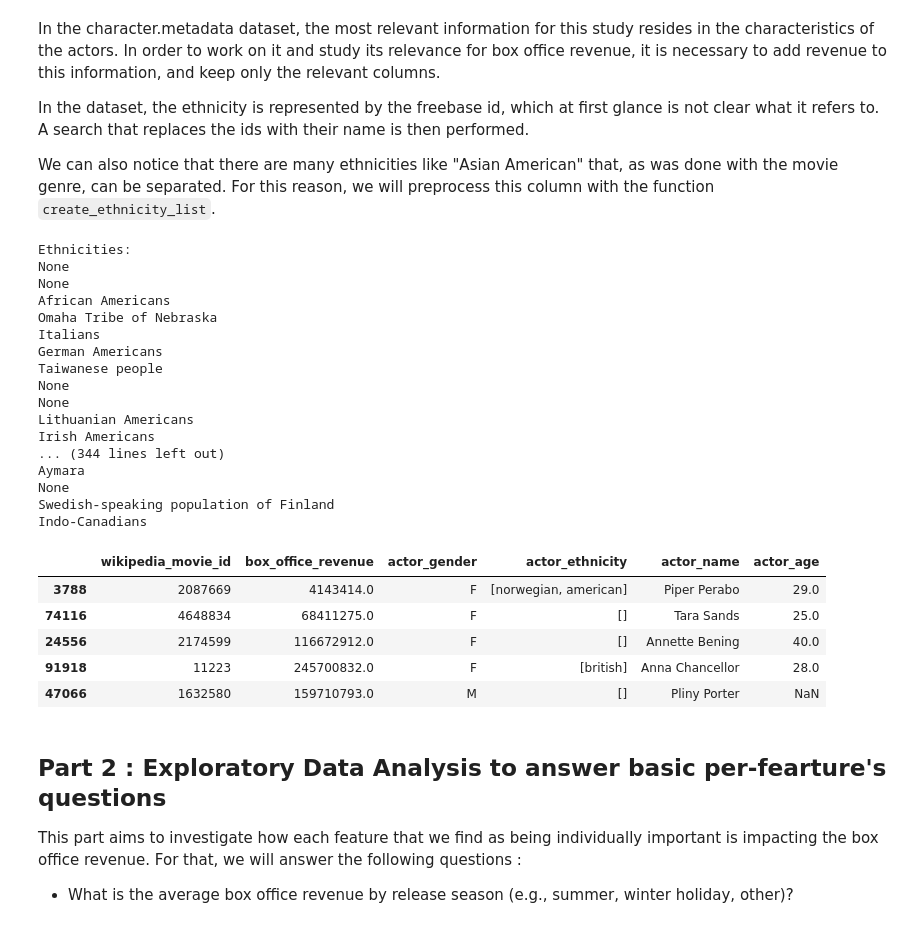
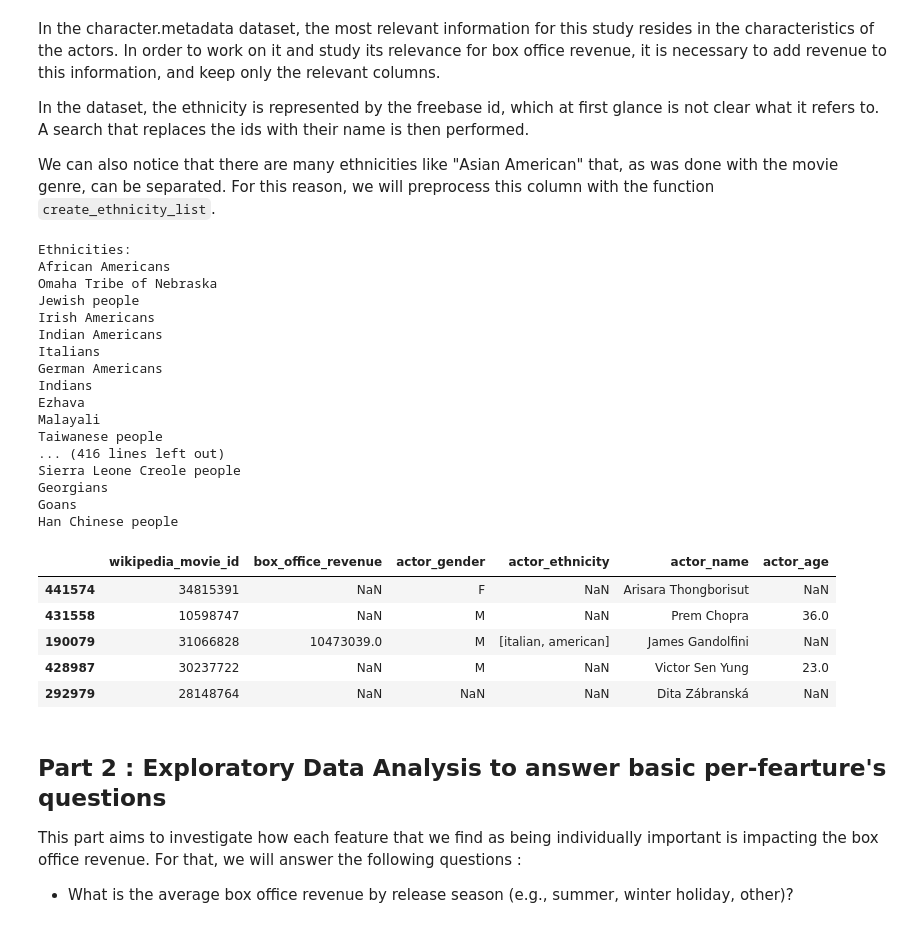
Before and after one commit to epfl-ada/ada-2024-project-awesometeam2024, a Jupyter notebook: results.ipynb, the cells around one changed output. Cells and saved outputs as stored; diff of their text form; code cells hidden in the pictures.

```diff
--- a/results.ipynb
+++ b/results.ipynb
@@ -239,52 +347,54 @@ We can also notice that there are many ethnicities like "Asian American" that, a
 # %%
 # Merge the character dataframe with the movie dataframe
 df_actors_revenues = df_characters.merge(df_movies[['wikipedia_movie_id', 'box_office_revenue']], how='inner')
 
 # Keep only the relevant columns
 df_actors_revenues = df_actors_revenues[['wikipedia_movie_id', 'box_office_revenue', 'actor_gender', 'actor_ethnicity', 'actor_name', 'actor_age']]
 
 # Replace the freebase ethnicity ids with the actual names
 # May take a while to run
 ethnicities = {}
 
 print("Ethnicities:")
 for ethnicity in df_actors_revenues['actor_ethnicity'].unique():
     # get_name_from_freebase_id will return the name of the ethnicity
     freebase_name = data_utils.get_name_from_freebase_id(ethnicity)
-    print(freebase_name)
-    # create_ethnicity_list will split if multiple (i.e 'Asian American' -> ['Asian', 'American'])
-    ethnicities[ethnicity] = data_utils.create_ethnicity_list(freebase_name)
+
+    if freebase_name:
+        print(freebase_name)
+        # create_ethnicity_list will split if multiple (i.e 'Asian American' -> ['Asian', 'American'])
+        ethnicities[ethnicity] = data_utils.create_ethnicity_list(freebase_name)
 
 # Map the freebase ids to the actual names
 df_actors_revenues['actor_ethnicity'] = df_actors_revenues['actor_ethnicity'].map(ethnicities)
 
 df_actors_revenues.to_csv(CMU_DATA_PREPROCESSED_PATH + 'character.metadata.csv', index=False)
 
 df_actors_revenues.sample(5)
 # %% [output]
 Ethnicities:
-None
-None
 African Americans
 Omaha Tribe of Nebraska
+Jewish people
+Irish Americans
+Indian Americans
 Italians
 German Americans
+Indians
+Ezhava
+Malayali
 Taiwanese people
-None
-None
-Lithuanian Americans
-Irish Americans
-... (344 lines left out)
-Aymara
-None
-Swedish-speaking population of Finland
-Indo-Canadians
+... (416 lines left out)
+Sierra Leone Creole people
+Georgians
+Goans
+Han Chinese people
 |  | wikipedia_movie_id | box_office_revenue | actor_gender | actor_ethnicity | actor_name | actor_age |
-| 3788 | 2087669 | 4143414.0 | F | [norwegian, american] | Piper Perabo | 29.0 |
-| 74116 | 4648834 | 68411275.0 | F | [] | Tara Sands | 25.0 |
-| 24556 | 2174599 | 116672912.0 | F | [] | Annette Bening | 40.0 |
-| 91918 | 11223 | 245700832.0 | F | [british] | Anna Chancellor | 28.0 |
-| 47066 | 1632580 | 159710793.0 | M | [] | Pliny Porter | NaN |
+| 441574 | 34815391 | NaN | F | NaN | Arisara Thongborisut | NaN |
+| 431558 | 10598747 | NaN | M | NaN | Prem Chopra | 36.0 |
+| 190079 | 31066828 | 10473039.0 | M | [italian, american] | James Gandolfini | NaN |
+| 428987 | 30237722 | NaN | M | NaN | Victor Sen Yung | 23.0 |
+| 292979 | 28148764 | NaN | NaN | NaN | Dita Zábranská | NaN |
 # %% [markdown]
 ## Part 2 : Exploratory Data Analysis to answer basic per-fearture's questions
 
```
Also changed, not shown: parts of 14 cells of this notebook, 4 other files.
